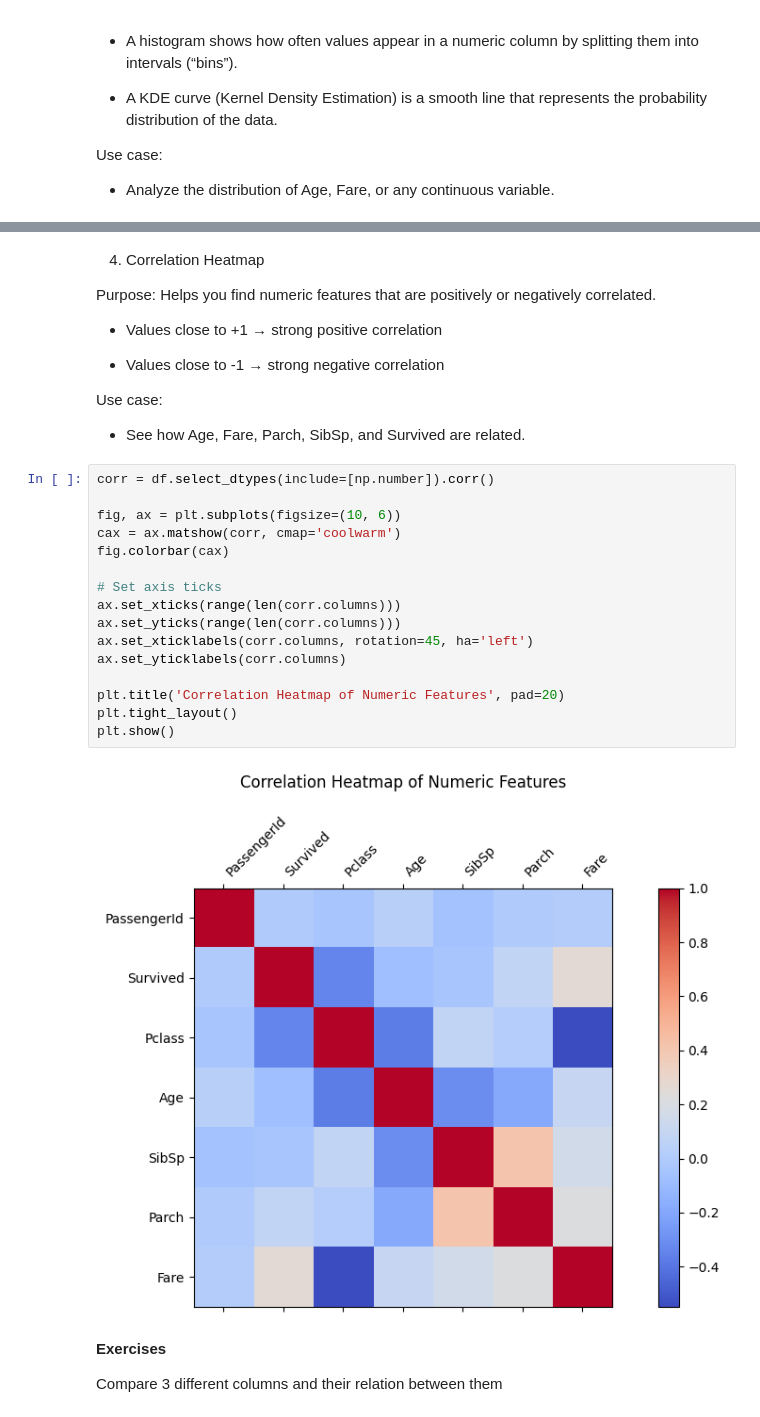
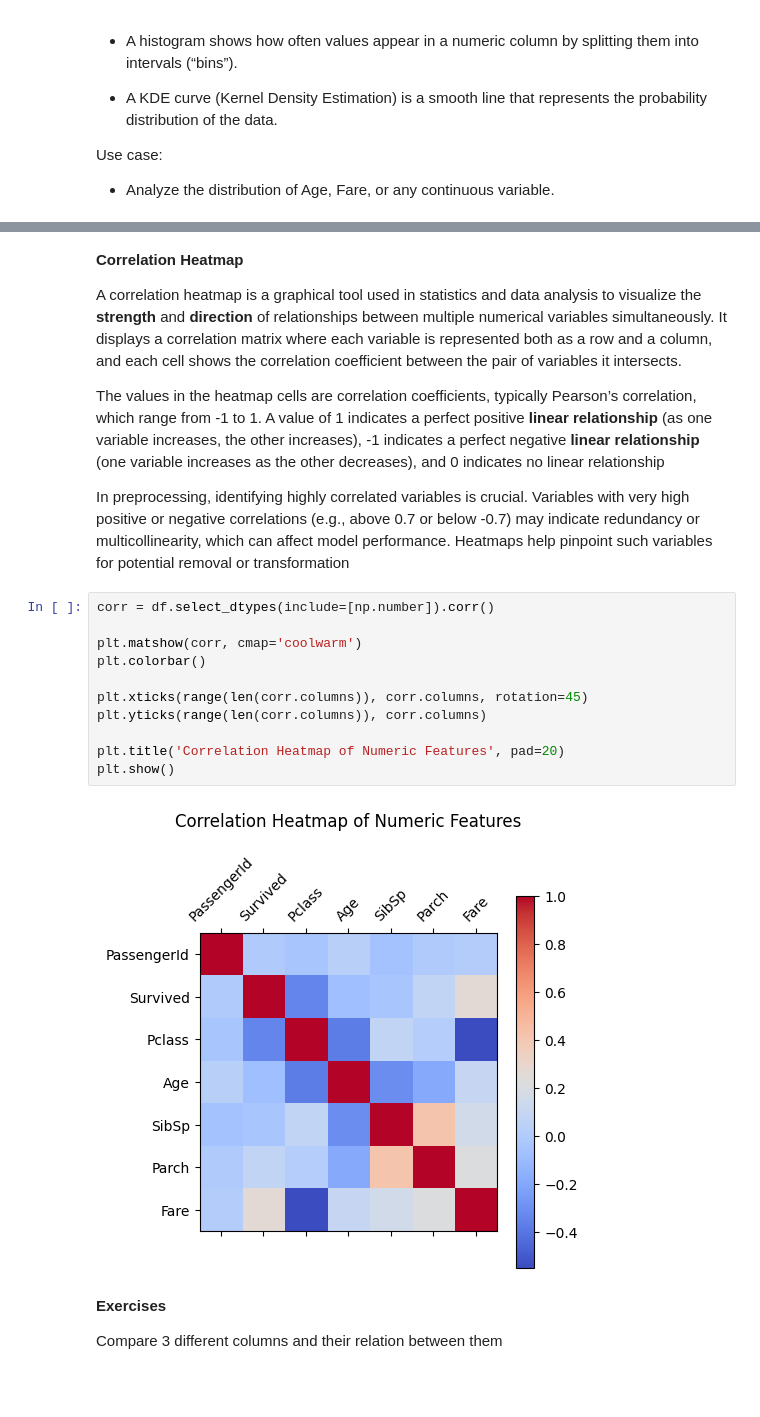
Before and after one commit to MAL-TO/Workshop-ML, a Jupyter notebook: lab-01.ipynb, the cells around one changed output, grey strips where cells are left out. Drawn from its saved outputs; the diff is of its cells as text; blank space fills up the shorter version.

```diff
--- a/lab-01.ipynb
+++ b/lab-01.ipynb
@@ -612,33 +669,24 @@ plt.show()
 # %% [markdown]
-4. Correlation Heatmap
+**Correlation Heatmap**
 
-Purpose: Helps you find numeric features that are positively or negatively correlated.
+A correlation heatmap is a graphical tool used in statistics and data analysis to visualize the **strength** and **direction** of relationships between multiple numerical variables simultaneously. It displays a correlation matrix where each variable is represented both as a row and a column, and each cell shows the correlation coefficient between the pair of variables it intersects.
 
-- Values close to +1 → strong positive correlation
+The values in the heatmap cells are correlation coefficients, typically Pearson’s correlation, which range from -1 to 1. A value of 1 indicates a perfect positive **linear relationship** (as one variable increases, the other increases), -1 indicates a perfect negative **linear relationship** (one variable increases as the other decreases), and 0 indicates no linear relationship
 
-- Values close to -1 → strong negative correlation
-
-Use case:
-
-- See how Age, Fare, Parch, SibSp, and Survived are related.
+In preprocessing, identifying highly correlated variables is crucial. Variables with very high positive or negative correlations (e.g., above 0.7 or below -0.7) may indicate redundancy or multicollinearity, which can affect model performance. Heatmaps help pinpoint such variables for potential removal or transformation
 # %%
 corr = df.select_dtypes(include=[np.number]).corr()
 
-fig, ax = plt.subplots(figsize=(10, 6))
-cax = ax.matshow(corr, cmap='coolwarm')
-fig.colorbar(cax)
+plt.matshow(corr, cmap='coolwarm')
+plt.colorbar()
 
-# Set axis ticks
-ax.set_xticks(range(len(corr.columns)))
-ax.set_yticks(range(len(corr.columns)))
-ax.set_xticklabels(corr.columns, rotation=45, ha='left')
-ax.set_yticklabels(corr.columns)
+plt.xticks(range(len(corr.columns)), corr.columns, rotation=45)
+plt.yticks(range(len(corr.columns)), corr.columns)
 
 plt.title('Correlation Heatmap of Numeric Features', pad=20)
-plt.tight_layout()
 plt.show()
 # %% [output]
-[figure, old version]
+[figure, new version]
 # %% [markdown]
 **Exercises**
 
```
Also changed, not shown: parts of 14 cells of this notebook, 1 other file.
